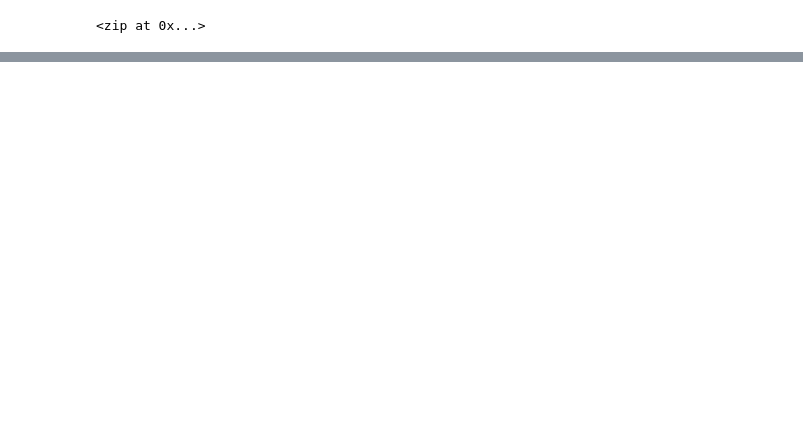
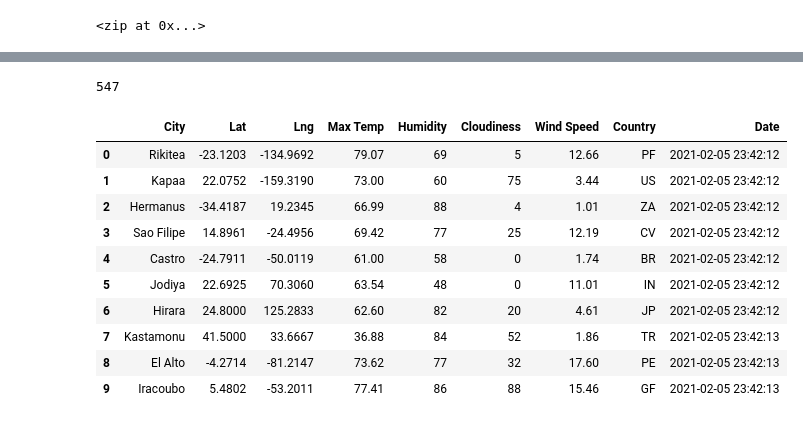
Before and after one commit to archinarula/World_Weather_Analysis, a Jupyter notebook: WeatherPy.ipynb, the cells around one changed output, grey strips where cells are left out. Drawn from its saved outputs; the diff is of its cells as text; code cells hidden in the pictures; blank space fills up the shorter version.

```diff
--- a/WeatherPy.ipynb
+++ b/WeatherPy.ipynb
@@ -16,3 +22,8 @@ lat_lngs
 # %%
 # Add the latitudes and longitudes to a list.
 coordinates = list(lat_lngs)
+# %%
+# Use the tuple() function to display the latitude and longitude combinations.
+for coordinate in coordinates:
+    print(citipy.nearest_city(coordinate[0], coordinate[1]).city_name,
+          citipy.nearest_city(coordinate[0], coordinate[1]).country_code)
@@ -18,0 +48,4 @@ coordinates = list(lat_lngs)
+# %%
+# Starting URL for Weather Map API Call.
+url = "http://api.openweathermap.org/data/2.5/weather?units=Imperial&APPID=" + weather_api_key
+print(url)
@@ -32,0 +68,10 @@ len(cities)
+# %%
+# Create an empty list to hold the weather data.
+city_data = []
+# Print the beginning of the logging.
+print("Beginning Data Retrieval     ")
+print("-----------------------------")
+
+# Create counters.
+record_count = 1
+set_count = 1
@@ -32,0 +81,10 @@ len(cities)
+# %%
+# Loop through all the cities in our list.
+for i in range(len(cities)):
+
+    # Group cities in sets of 50 for logging purposes.
+    if (i % 50 == 0 and i >= 50):
+        set_count += 1
+        record_count = 1
+    # Create endpoint URL with each city.
+    city_url = url + "&q=" + cities[i]
@@ -32,0 +158,20 @@ len(cities)
+# %%
+len(city_data)
+# %% [output]
+547
+# %%
+# Convert the array of dictionaries to a Pandas DataFrame.
+city_data_df = pd.DataFrame(city_data)
+city_data_df.head(10)
+# %% [output]
+|  | City | Lat | Lng | Max Temp | Humidity | Cloudiness | Wind Speed | Country | Date |
+| 0 | Rikitea | -23.1203 | -134.9692 | 79.07 | 69 | 5 | 12.66 | PF | 2021-02-05 23:42:12 |
+| 1 | Kapaa | 22.0752 | -159.3190 | 73.00 | 60 | 75 | 3.44 | US | 2021-02-05 23:42:12 |
+| 2 | Hermanus | -34.4187 | 19.2345 | 66.99 | 88 | 4 | 1.01 | ZA | 2021-02-05 23:42:12 |
+| 3 | Sao Filipe | 14.8961 | -24.4956 | 69.42 | 77 | 25 | 12.19 | CV | 2021-02-05 23:42:12 |
+| 4 | Castro | -24.7911 | -50.0119 | 61.00 | 58 | 0 | 1.74 | BR | 2021-02-05 23:42:12 |
+| 5 | Jodiya | 22.6925 | 70.3060 | 63.54 | 48 | 0 | 11.01 | IN | 2021-02-05 23:42:12 |
+| 6 | Hirara | 24.8000 | 125.2833 | 62.60 | 82 | 20 | 4.61 | JP | 2021-02-05 23:42:12 |
+| 7 | Kastamonu | 41.5000 | 33.6667 | 36.88 | 84 | 52 | 1.86 | TR | 2021-02-05 23:42:13 |
+| 8 | El Alto | -4.2714 | -81.2147 | 73.62 | 77 | 32 | 17.60 | PE | 2021-02-05 23:42:13 |
+| 9 | Iracoubo | 5.4802 | -53.2011 | 77.41 | 86 | 88 | 15.46 | GF | 2021-02-05 23:42:13 |
```
Also changed, not shown: parts of 8 cells of this notebook.
